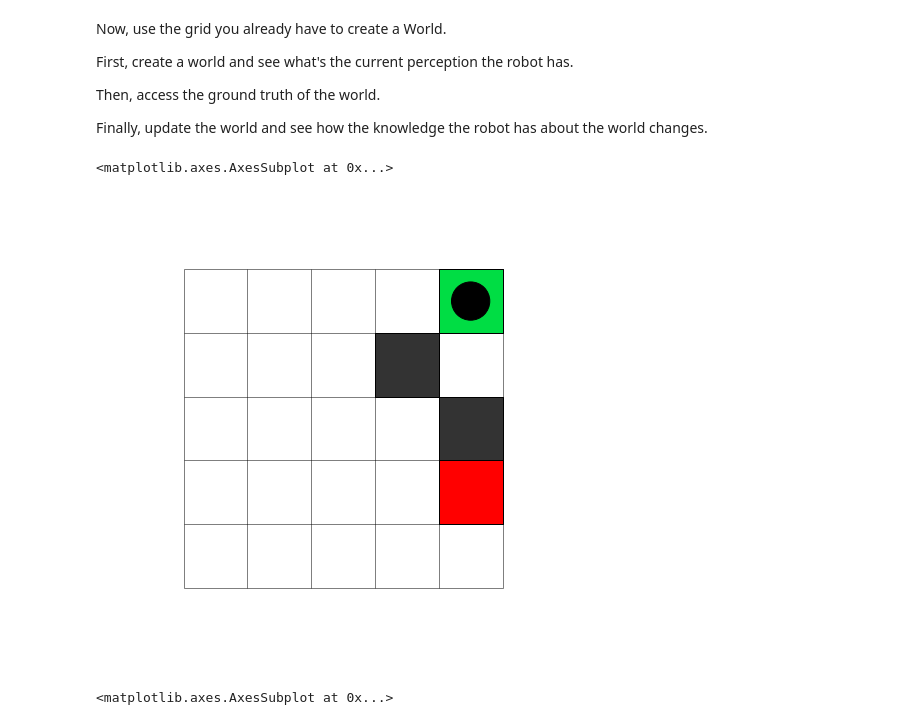
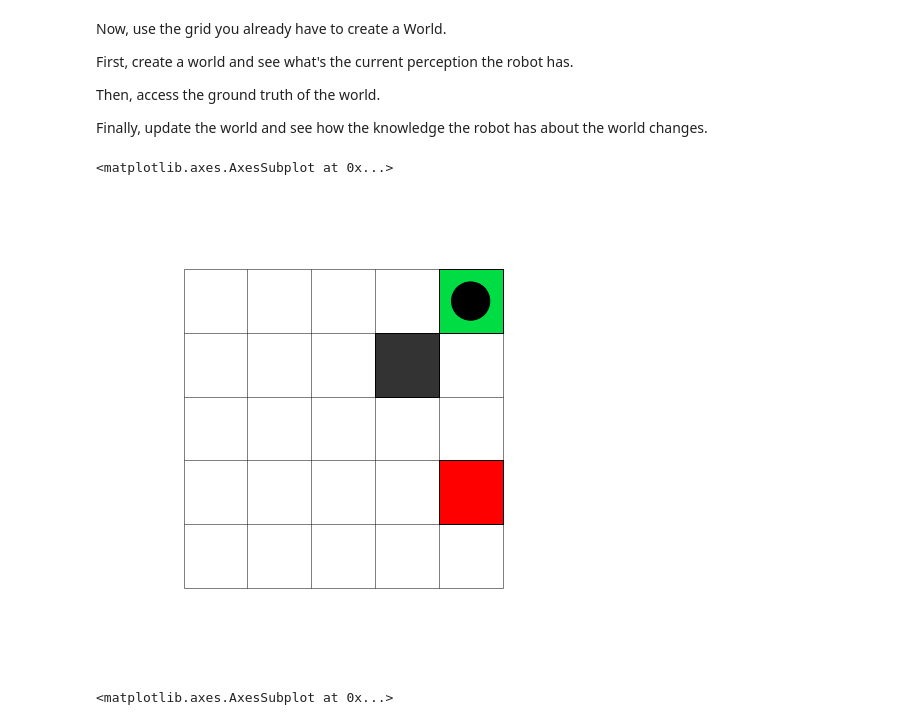
Before and after one commit to jakebarnwell/incremental-path-planning, a Jupyter notebook: code/IPP_pset_solutions.ipynb, the cells around one changed output. Saved outputs shown, nothing was run; the diff lists cells and outputs as text; code cells hidden in the pictures.

```diff
--- a/code_new/IPP_pset.ipynb
+++ b/code/IPP_pset_solutions.ipynb
@@ -57,13 +59,13 @@ Finally, update the world and see how the knowledge the robot has about the worl
 # %%
 # An example of updating the world with succesively new paths
 #  each time, and drawing the world-state at each time step.
 
 #Create a world
-world = World(grid, (4, 4), vision_radius=2)
+world = World(grid, (4, 4))
 world.draw()
 # %% [output]
 <matplotlib.axes.AxesSubplot at 0x...>
-[figure, old version]
+[figure, new version]
 # %%
 #Observe the ground truth
 world.draw(ground_truth=True)
```
Also changed, not shown: parts of 17 cells of this notebook, 11 other files.
